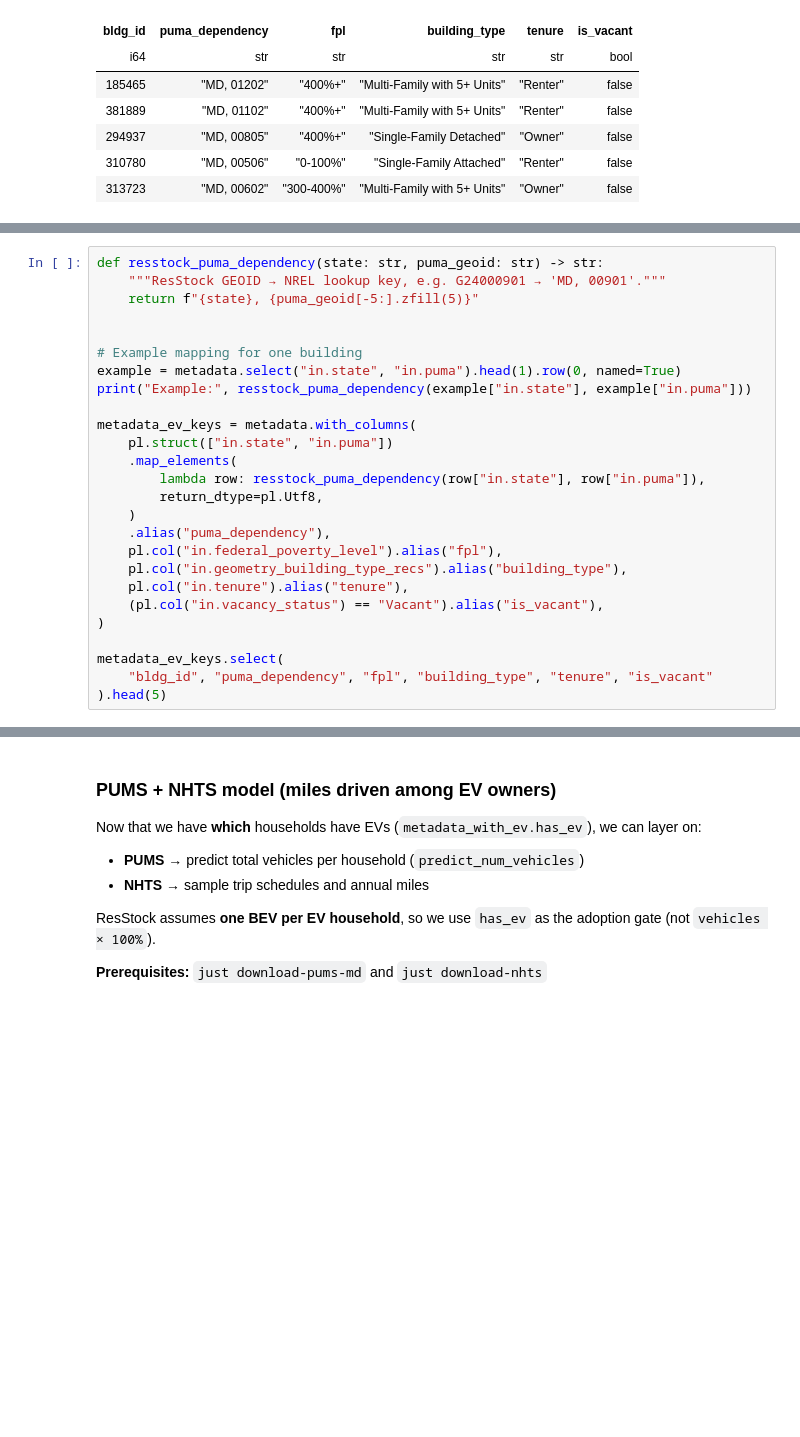
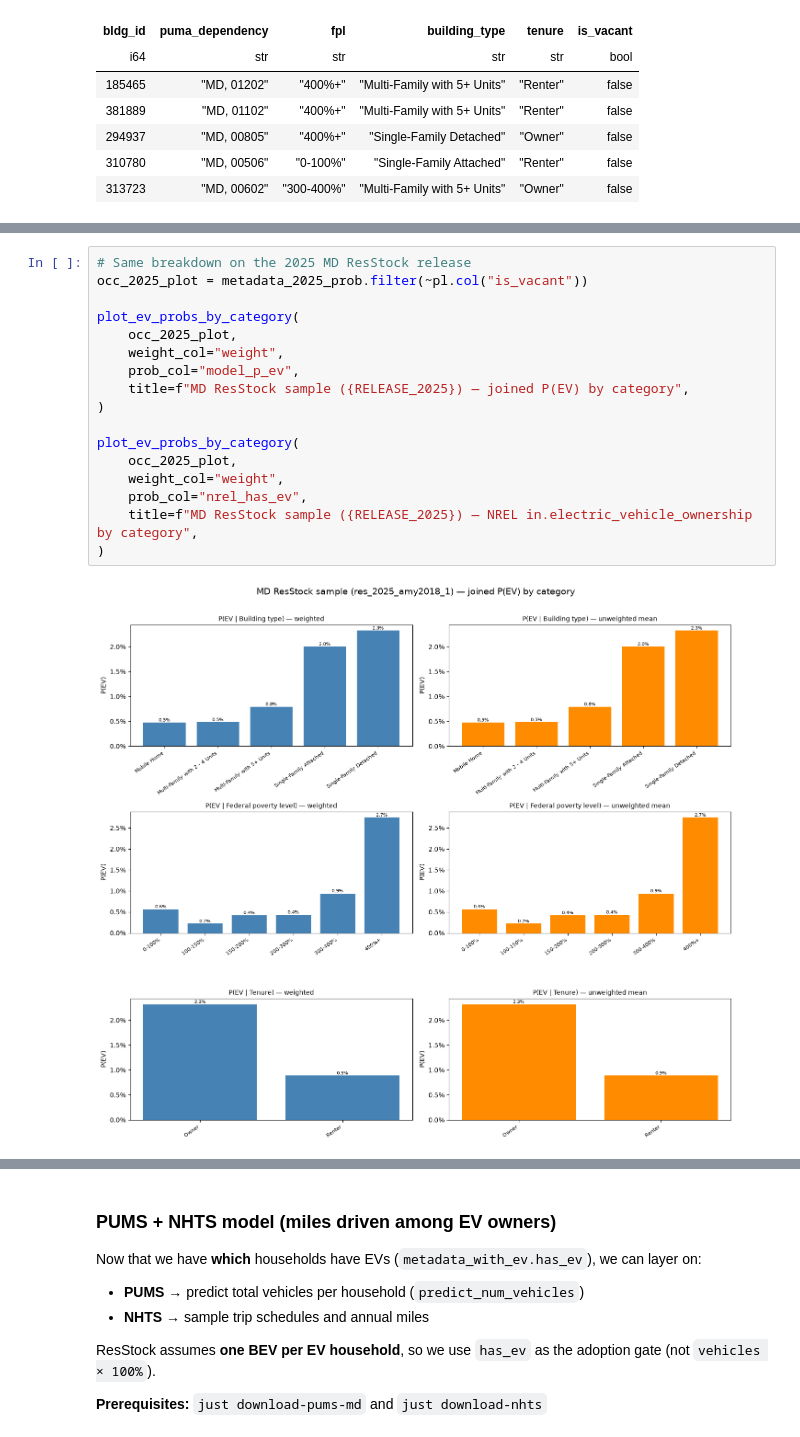
Before and after one commit to switchbox-data/buildstock-fetch, a Jupyter notebook: dev/ev_eda.ipynb, the cells around one changed output, grey strips where cells are left out. Saved outputs shown, nothing was run; the diff lists cells and outputs as text; blank space fills up the shorter version.

```diff
--- a/dev/ev_eda.ipynb
+++ b/dev/ev_eda.ipynb
@@ -671,26 +557,0 @@ ResStock stores PUMA as a Census GEOID (`G24000901`). The lookup uses `MD, 00901
-# %%
-def resstock_puma_dependency(state: str, puma_geoid: str) -> str:
-    """ResStock GEOID → NREL lookup key, e.g. G24000901 → 'MD, 00901'."""
-    return f"{state}, {puma_geoid[-5:].zfill(5)}"
-
-
-# Example mapping for one building
-example = metadata.select("in.state", "in.puma").head(1).row(0, named=True)
-print("Example:", resstock_puma_dependency(example["in.state"], example["in.puma"]))
-
-metadata_ev_keys = metadata.with_columns(
-    pl.struct(["in.state", "in.puma"])
-    .map_elements(
-        lambda row: resstock_puma_dependency(row["in.state"], row["in.puma"]),
-        return_dtype=pl.Utf8,
-    )
-    .alias("puma_dependency"),
-    pl.col("in.federal_poverty_level").alias("fpl"),
-    pl.col("in.geometry_building_type_recs").alias("building_type"),
-    pl.col("in.tenure").alias("tenure"),
-    (pl.col("in.vacancy_status") == "Vacant").alias("is_vacant"),
-)
-
-metadata_ev_keys.select(
-    "bldg_id", "puma_dependency", "fpl", "building_type", "tenure", "is_vacant"
-).head(5)
@@ -880,0 +693,19 @@ ev_model_resstock_adoption.filter(pl.col("has_ev")).head(5)
+# %%
+# Same breakdown on the 2025 MD ResStock release
+occ_2025_plot = metadata_2025_prob.filter(~pl.col("is_vacant"))
+
+plot_ev_probs_by_category(
+    occ_2025_plot,
+    weight_col="weight",
+    prob_col="model_p_ev",
+    title=f"MD ResStock sample ({RELEASE_2025}) — joined P(EV) by category",
+)
+
+plot_ev_probs_by_category(
+    occ_2025_plot,
+    weight_col="weight",
+    prob_col="nrel_has_ev",
+    title=f"MD ResStock sample ({RELEASE_2025}) — NREL in.electric_vehicle_ownership by category",
+)
+# %% [output]
+[figure, added]
```
Also changed, not shown: parts of 28 cells of this notebook.
